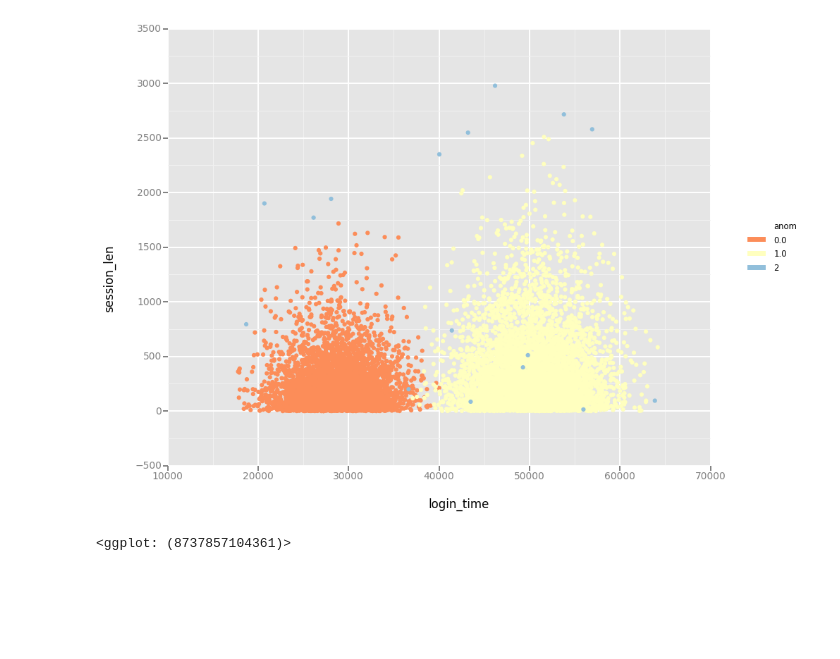
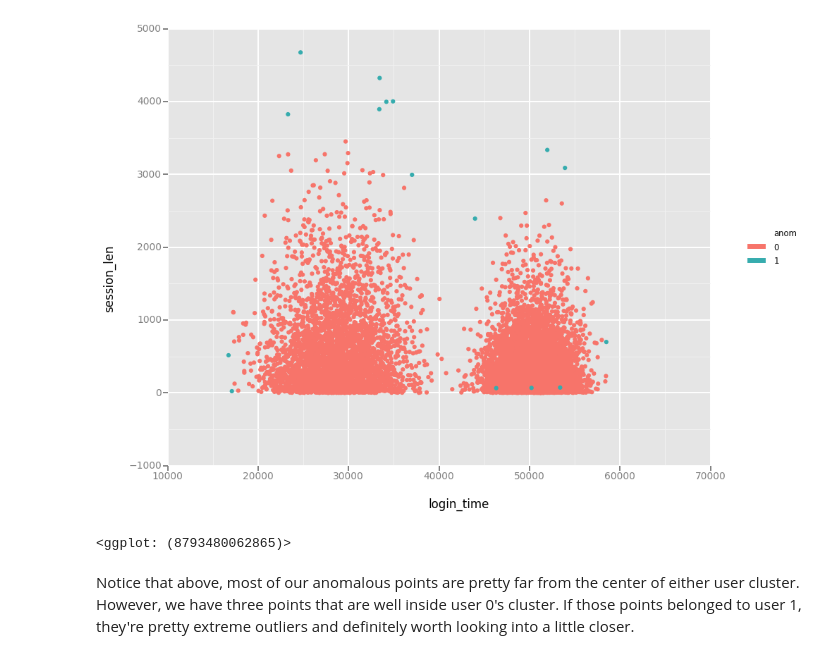
Before and after one commit to rpatricktaylor/isoRandForest, a Jupyter notebook: isoRandForest_demo.ipynb, the cells around one changed output. Drawn from its saved outputs; the diff is of its cells as text; code cells hidden in the pictures; blank space fills up the shorter version.

```diff
--- a/isoRandForest_demo.ipynb
+++ b/isoRandForest_demo.ipynb
@@ -347,17 +43,19 @@ class IsoRandForest:
 # %%
+np.random.seed(11111)
+
 example_data = np.zeros([10000, 3])
 user1_mask = np.array(range(10000)) < 6000
 user2_mask = np.array(range(10000)) >= 6000
 
-example_data[user1_mask, 0] = 50400 + 4000 * np.random.randn(user1_mask.sum())
-example_data[user2_mask, 0] = 28800 + 3500 * np.random.randn(user2_mask.sum())
+example_data[user1_mask, 0] = 50400 + 2400 * np.random.randn(user1_mask.sum())
+example_data[user1_mask, 1] = np.random.exponential(360, user1_mask.sum())
 
-example_data[user1_mask, 1] = np.random.exponential(360, user1_mask.sum())
-example_data[user2_mask, 1] = np.random.exponential(250, user2_mask.sum())
+example_data[user2_mask, 0] = 28800 + 3600 * np.random.randn(user2_mask.sum())
+example_data[user2_mask, 1] = np.random.exponential(600, user2_mask.sum())
 
-example_data[user1_mask, 2] = 1
+example_data[user2_mask, 2] = 1
 
-example_data[[0,1,2],2] = 0
+example_data[[0,1,2],2] = 1
 
 df = pd.DataFrame(example_data)
 df.columns = ['login_time', 'session_len', 'user']
@@ -371,4 +78,4 @@ gg.ggplot(gg.aes(x='login_time', y='session_len', color='user'), data=df) + gg.g
 # %%
-irf = IsoRandForest(random_seed=12345)
+anom_forest = irf.IsoRandForest(random_seed=12345)
 # %%
-irf.fit(example_data)
+anom_forest.fit(example_data)
@@ -389,12 +111,14 @@ iTree.findDepth(example_data[1,:])
 # %%
 df['user'] = df['user'].apply(lambda x: str(x))
-df['anom'] = df['user']
-df.loc[irf.anom_scores > .65, 'anom'] = '2'
+df['anom'] = '0'
+anom_mask = anom_forest.anom_scores > .65
+df.loc[anom_mask, 'anom'] = '1'
 # %%
 g = gg.ggplot(gg.aes(x='login_time', y='session_len', color='anom'), data=df) +\
-    gg.geom_point() +\
-    gg.scale_color_brewer(type='div', palette='RdYlBu')
+    gg.geom_point()
 print g
 # %% [output]
-[figure, old version]
+[figure, new version]
-<ggplot: (8737857104361)>
+<ggplot: (8793480062865)>
+# %% [markdown]
+Notice that above, most of our anomalous points are pretty far from the center of either user cluster. However, we have three points that are well inside user 0's cluster. If those points belonged to user 1, they're pretty extreme outliers and definitely worth looking into a little closer.
```
Also changed, not shown: parts of 18 cells of this notebook.
